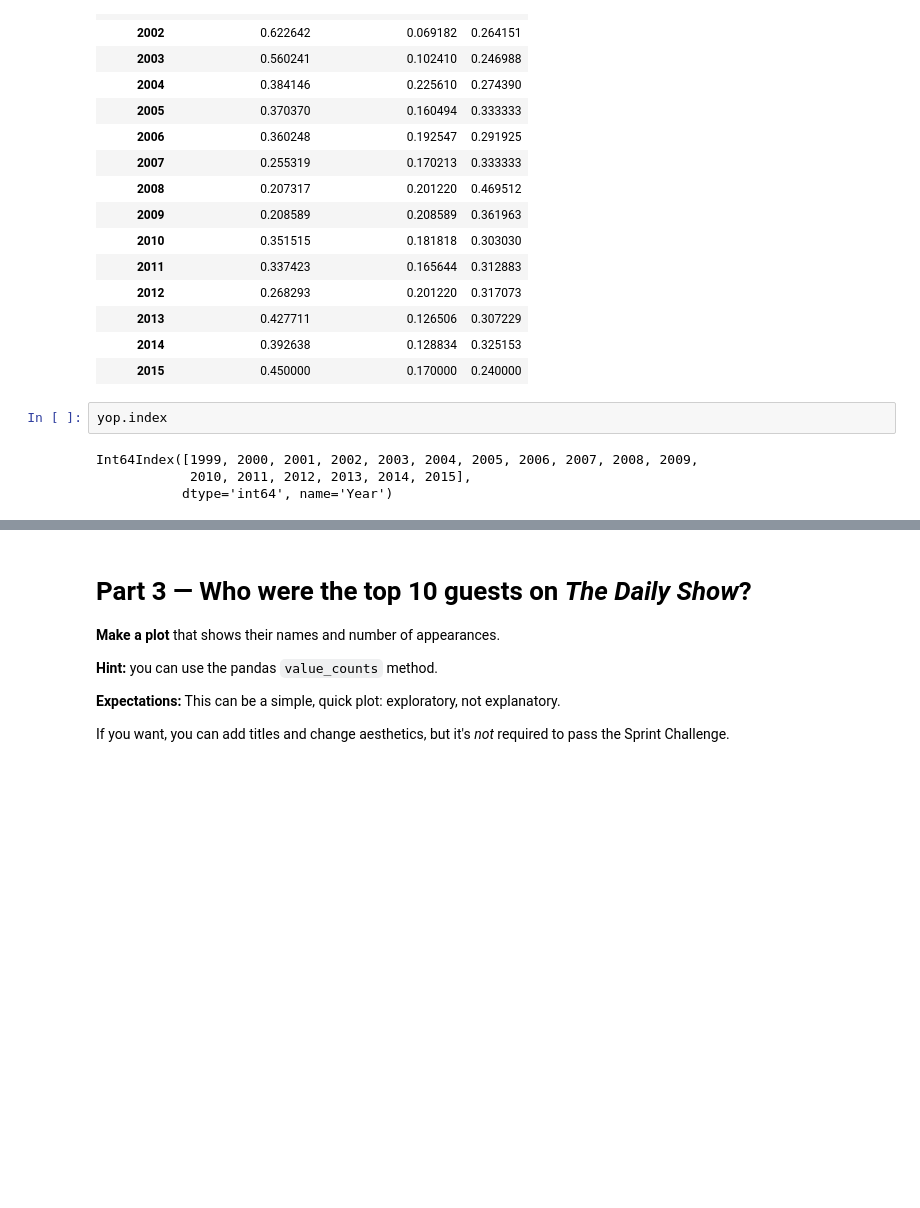
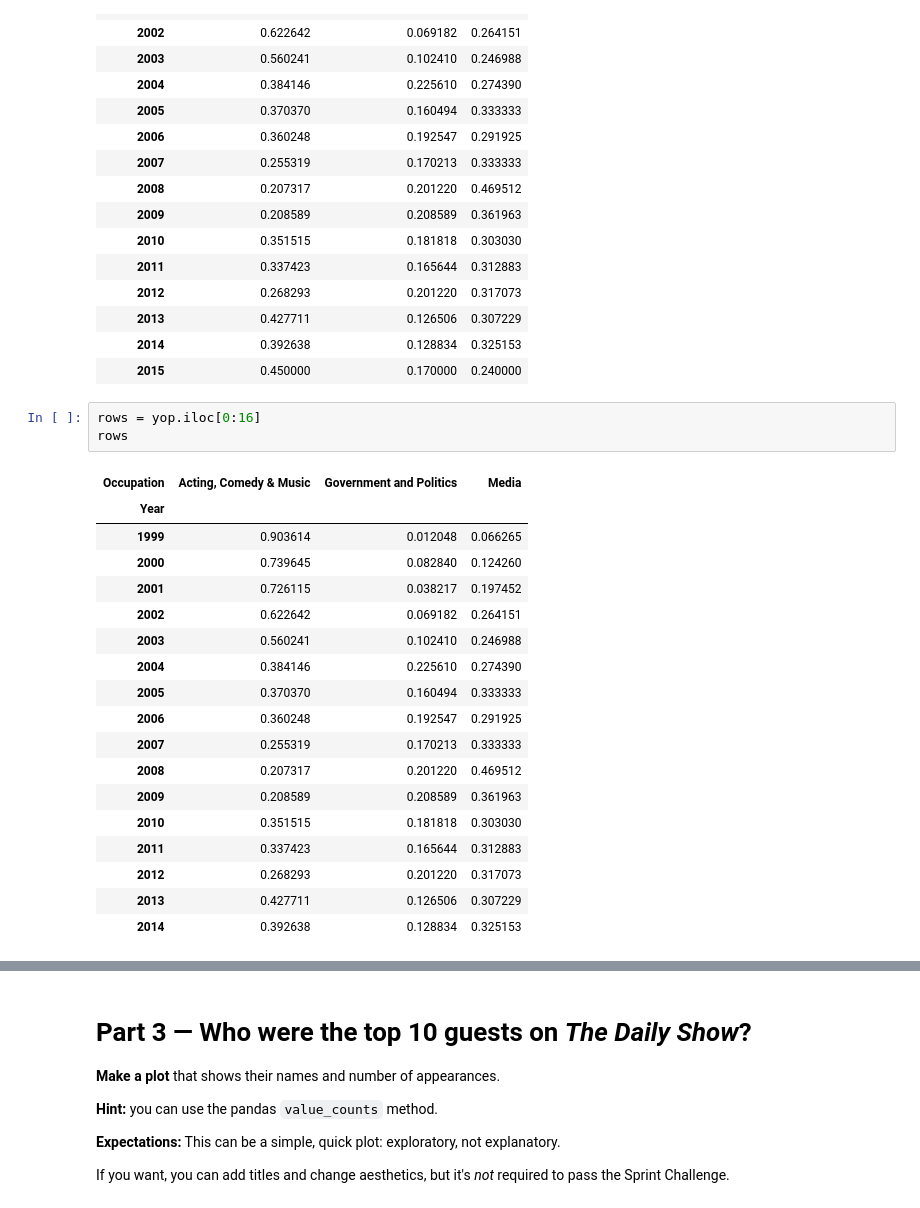
Before and after one commit to bloominstituteoftechnology/DS-Sprint-02-Storytelling-With-Data, a Jupyter notebook: DS_Unit_1_Sprint_Challenge_2.ipynb, the cells around one changed output, grey strips where cells are left out. Drawn from its saved outputs; the diff is of its cells as text; blank space fills up the shorter version.

```diff
--- a/DS_Unit_1_Sprint_Challenge_2.ipynb
+++ b/DS_Unit_1_Sprint_Challenge_2.ipynb
@@ -137,9 +137,25 @@ yop
 | 2013 | 0.427711 | 0.126506 | 0.307229 |
 | 2014 | 0.392638 | 0.128834 | 0.325153 |
 | 2015 | 0.450000 | 0.170000 | 0.240000 |
-# %%
-yop.index
-# %% [output]
-Int64Index([1999, 2000, 2001, 2002, 2003, 2004, 2005, 2006, 2007, 2008, 2009,
-            2010, 2011, 2012, 2013, 2014, 2015],
-           dtype='int64', name='Year')
+# %%
+rows = yop.iloc[0:16]
+rows
+# %% [output]
+| Occupation | Acting, Comedy & Music | Government and Politics | Media |
+| Year |  |  |  |
+| 1999 | 0.903614 | 0.012048 | 0.066265 |
+| 2000 | 0.739645 | 0.082840 | 0.124260 |
+| 2001 | 0.726115 | 0.038217 | 0.197452 |
+| 2002 | 0.622642 | 0.069182 | 0.264151 |
+| 2003 | 0.560241 | 0.102410 | 0.246988 |
+| 2004 | 0.384146 | 0.225610 | 0.274390 |
+| 2005 | 0.370370 | 0.160494 | 0.333333 |
+| 2006 | 0.360248 | 0.192547 | 0.291925 |
+| 2007 | 0.255319 | 0.170213 | 0.333333 |
+| 2008 | 0.207317 | 0.201220 | 0.469512 |
+| 2009 | 0.208589 | 0.208589 | 0.361963 |
+| 2010 | 0.351515 | 0.181818 | 0.303030 |
+| 2011 | 0.337423 | 0.165644 | 0.312883 |
+| 2012 | 0.268293 | 0.201220 | 0.317073 |
+| 2013 | 0.427711 | 0.126506 | 0.307229 |
+| 2014 | 0.392638 | 0.128834 | 0.325153 |
```
Also changed, not shown: parts of 4 cells of this notebook.
